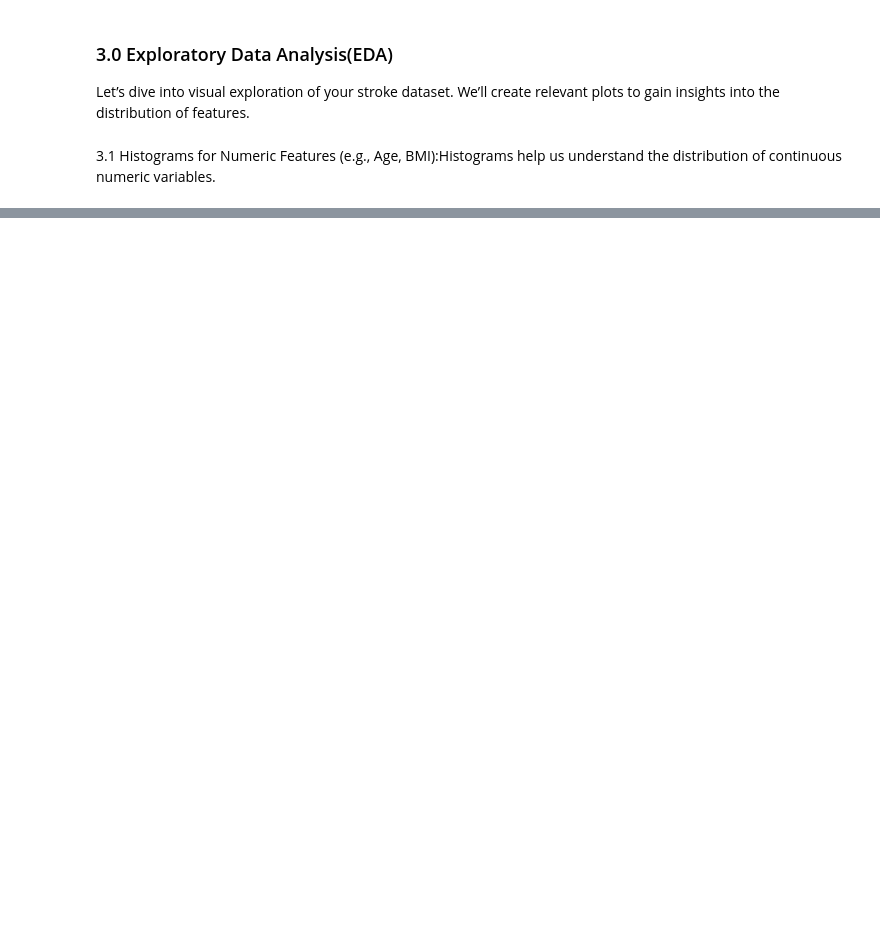
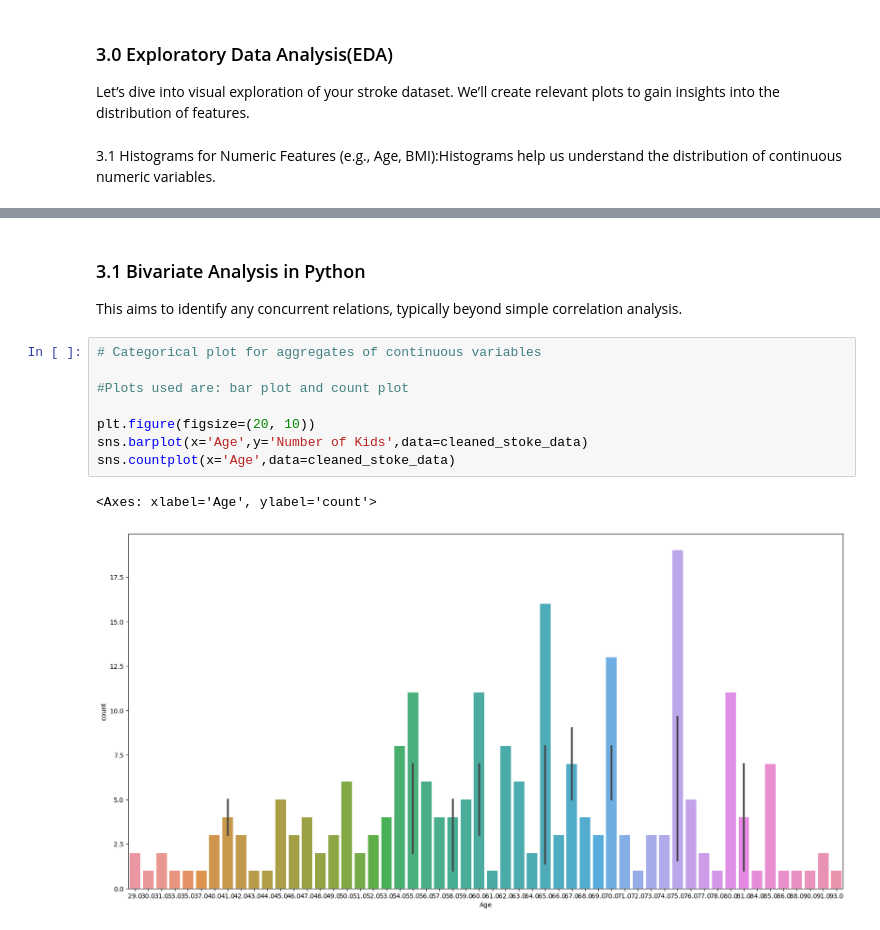
Before and after one commit to Roddiyyat/Final-Year-Stroke-Prediction-Project-, a Jupyter notebook: Final Year Project Data Analysis.ipynb, the cells around one changed output, grey strips where cells are left out. Drawn from its saved outputs; the diff is of its cells as text; blank space fills up the shorter version.

```diff
--- a/Final Year Project Data Analysis.ipynb
+++ b/Final Year Project Data Analysis.ipynb
@@ -310,0 +297,15 @@ using pablo's class note(visualization fundamentals) compare variables and relat
+# %% [markdown]
+### 3.1 Bivariate Analysis in Python
+
+This aims to identify any concurrent relations, typically beyond simple correlation analysis.
+# %%
+# Categorical plot for aggregates of continuous variables
+
+#Plots used are: bar plot and count plot
+
+plt.figure(figsize=(20, 10))
+sns.barplot(x='Age',y='Number of Kids',data=cleaned_stoke_data)
+sns.countplot(x='Age',data=cleaned_stoke_data)
+# %% [output]
+<Axes: xlabel='Age', ylabel='count'>
+[figure, added]
```
Also changed, not shown: parts of 25 cells of this notebook.
